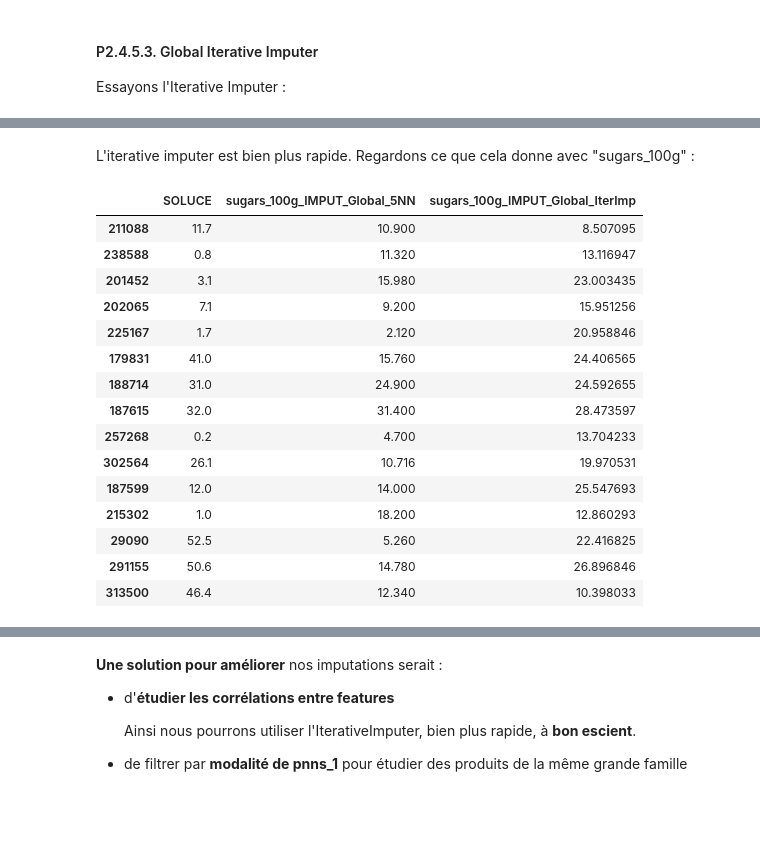
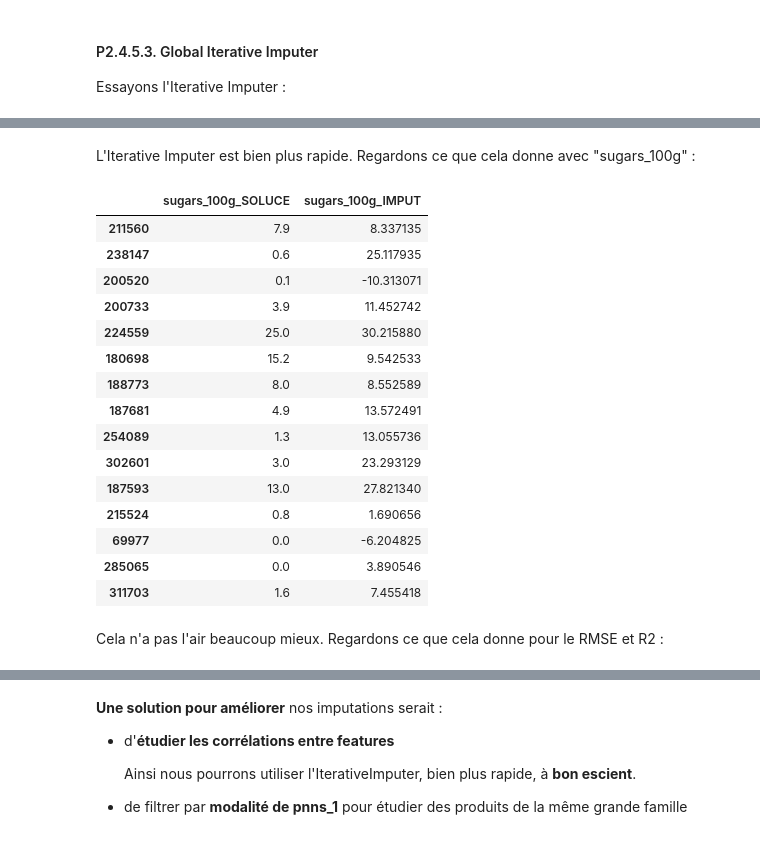
Before and after one commit to ClementPatin/OC-P3, a Jupyter notebook: Patin_Clement_1_notebook_052023.ipynb, the cells around one changed output, grey strips where cells are left out. Saved outputs shown, nothing was run; the diff lists cells and outputs as text; code cells hidden in the pictures; blank space fills up the shorter version.

```diff
--- a/Patin_Clement_1_notebook_052023.ipynb
+++ b/Patin_Clement_1_notebook_052023.ipynb
@@ -1748,42 +1803,30 @@ Wall time: 898 ms
 # %% [markdown]
-L'iterative imputer est bien plus rapide. Regardons ce que cela donne avec "sugars_100g" :
+L'Iterative Imputer est bien plus rapide. Regardons ce que cela donne avec "sugars_100g" :
 # %%
-sugarsGlobal5NN=getSoluceColAndGuessCol (
+sampleSugars_GlobalIterImp=getSoluceColAndGuessCol (
     col="sugars_100g",
     dfComplete=foodComplete,
     dfIncomplete=foodIncomplete,
-    dfImput=foodGuess01,
-    nameOfTest="Global 5NN"
+    dfImput=foodTestImp02,
 ).sample(15,random_state=1)
-
-sugarsGlobalIterative=getSoluceColAndGuessCol (
-    col="sugars_100g",
-    dfComplete=foodComplete,
-    dfIncomplete=foodIncomplete,
-    dfImput=foodGuess02,
-    nameOfTest="Global IterImp"
-).sample(15,random_state=1)
-
-sugarsTests=pd.concat([sugarsGlobal5NN,sugarsGlobalIterative.iloc[:,1]],axis=1)
-
-sugarsTests=sugarsTests.rename(columns={name : "SOLUCE" for name in sugarsTests.columns.tolist() if name.find("SOLUCE")!=-1})
-
-sugarsTests
+sampleSugars_GlobalIterImp
 # %% [output]
-|  | SOLUCE | sugars_100g_IMPUT_Global_5NN | sugars_100g_IMPUT_Global_IterImp |
-| 211088 | 11.7 | 10.900 | 8.507095 |
-| 238588 | 0.8 | 11.320 | 13.116947 |
-| 201452 | 3.1 | 15.980 | 23.003435 |
-| 202065 | 7.1 | 9.200 | 15.951256 |
-| 225167 | 1.7 | 2.120 | 20.958846 |
-| 179831 | 41.0 | 15.760 | 24.406565 |
-| 188714 | 31.0 | 24.900 | 24.592655 |
-| 187615 | 32.0 | 31.400 | 28.473597 |
-| 257268 | 0.2 | 4.700 | 13.704233 |
-| 302564 | 26.1 | 10.716 | 19.970531 |
-| 187599 | 12.0 | 14.000 | 25.547693 |
-| 215302 | 1.0 | 18.200 | 12.860293 |
-| 29090 | 52.5 | 5.260 | 22.416825 |
-| 291155 | 50.6 | 14.780 | 26.896846 |
-| 313500 | 46.4 | 12.340 | 10.398033 |
+|  | sugars_100g_SOLUCE | sugars_100g_IMPUT |
+| 211560 | 7.9 | 8.337135 |
+| 238147 | 0.6 | 25.117935 |
+| 200520 | 0.1 | -10.313071 |
+| 200733 | 3.9 | 11.452742 |
+| 224559 | 25.0 | 30.215880 |
+| 180698 | 15.2 | 9.542533 |
+| 188773 | 8.0 | 8.552589 |
+| 187681 | 4.9 | 13.572491 |
+| 254089 | 1.3 | 13.055736 |
+| 302601 | 3.0 | 23.293129 |
+| 187593 | 13.0 | 27.821340 |
+| 215524 | 0.8 | 1.690656 |
+| 69977 | 0.0 | -6.204825 |
+| 285065 | 0.0 | 3.890546 |
+| 311703 | 1.6 | 7.455418 |
+# %% [markdown]
+Cela n'a pas l'air beaucoup mieux. Regardons ce que cela donne pour le RMSE et R2 :
 # %%
```
Also changed, not shown: parts of 65 cells of this notebook.
